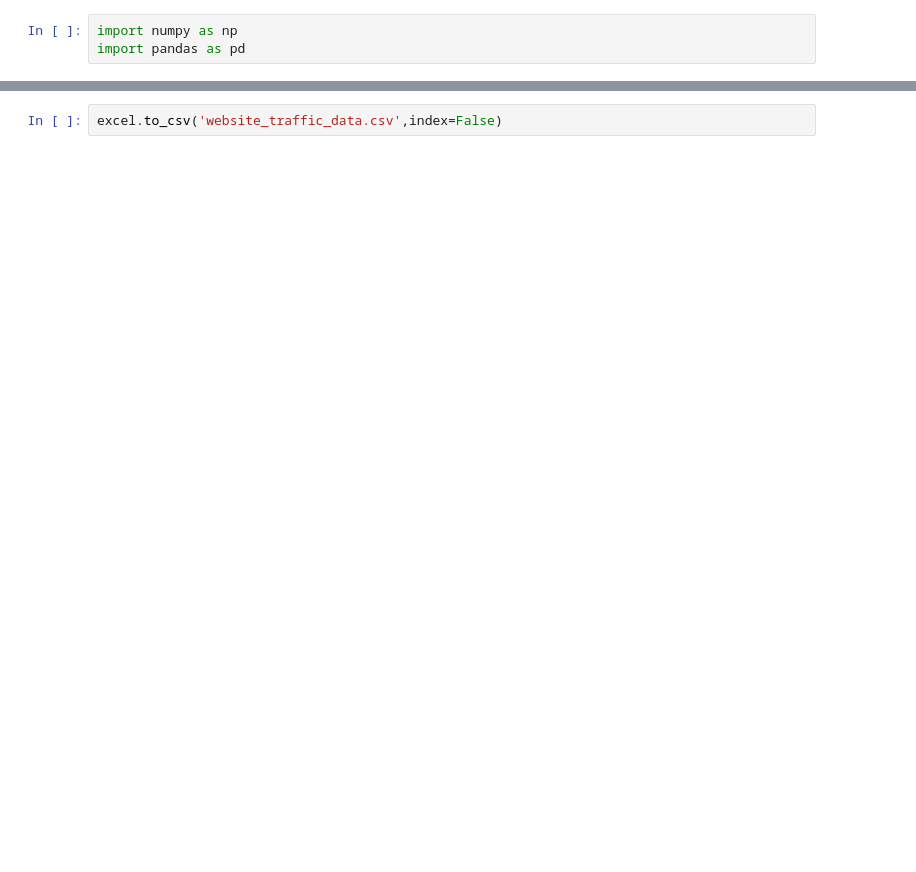
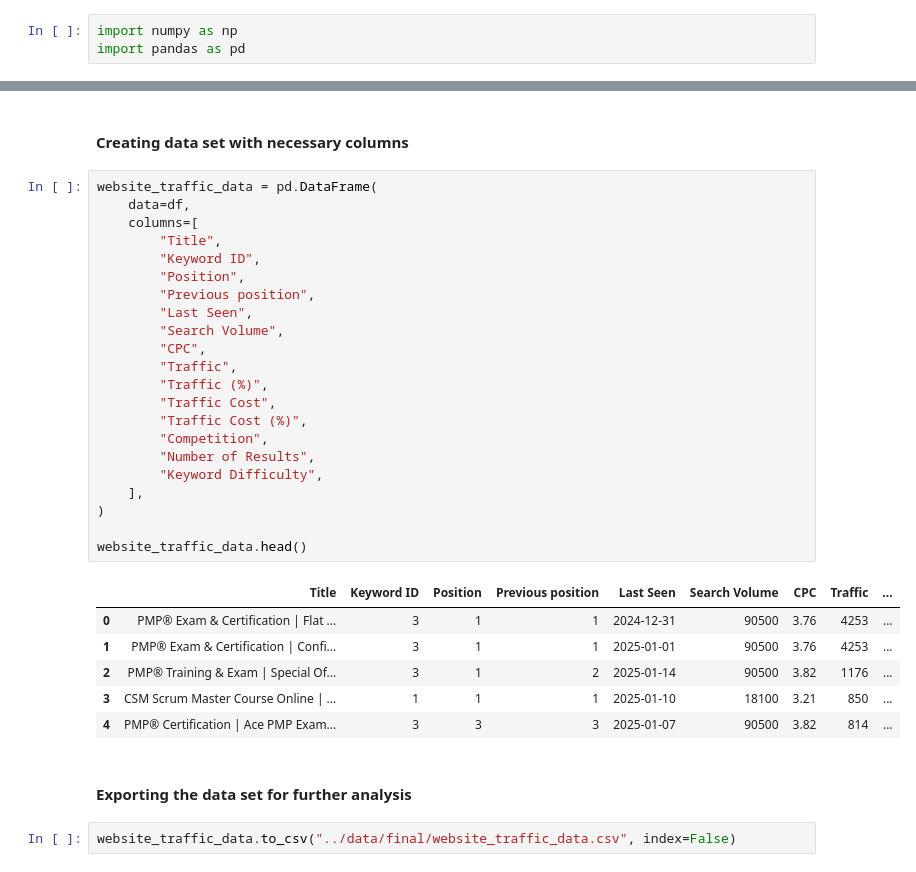
Before and after one commit to hemant1491/website_traffic_ADword_analysis, a Jupyter notebook: notebooks/assaign_keyword_ID.ipynb, the cells around one changed output, grey strips where cells are left out. Saved outputs shown, nothing was run; the diff lists cells and outputs as text; blank space fills up the shorter version.

```diff
--- a/notebooks/assaign_keyword_ID.ipynb
+++ b/notebooks/assaign_keyword_ID.ipynb
@@ -58,2 +110,35 @@ excel.head(10)
+# %% [markdown]
+#### **Creating data set with necessary columns**
+# %%
+website_traffic_data = pd.DataFrame(
+    data=df,
+    columns=[
+        "Title",
+        "Keyword ID",
+        "Position",
+        "Previous position",
+        "Last Seen",
+        "Search Volume",
+        "CPC",
+        "Traffic",
+        "Traffic (%)",
+        "Traffic Cost",
+        "Traffic Cost (%)",
+        "Competition",
+        "Number of Results",
+        "Keyword Difficulty",
+    ],
+)
+
+website_traffic_data.head()
+# %% [output]
+|  | Title | Keyword ID | Position | Previous position | Last Seen | Search Volume | CPC | Traffic | ... |
+| 0 | PMP® Exam & Certification | Flat ... | 3 | 1 | 1 | 2024-12-31 | 90500 | 3.76 | 4253 | ... |
+| 1 | PMP® Exam & Certification | Confi... | 3 | 1 | 1 | 2025-01-01 | 90500 | 3.76 | 4253 | ... |
+| 2 | PMP® Training & Exam | Special Of... | 3 | 1 | 2 | 2025-01-14 | 90500 | 3.82 | 1176 | ... |
+| 3 | CSM Scrum Master Course Online | ... | 1 | 1 | 1 | 2025-01-10 | 18100 | 3.21 | 850 | ... |
+| 4 | PMP® Certification | Ace PMP Exam... | 3 | 3 | 3 | 2025-01-07 | 90500 | 3.82 | 814 | ... |
+# %% [markdown]
+#### **Exporting the data set for further analysis**
 # %%
-excel.to_csv('website_traffic_data.csv',index=False)
+website_traffic_data.to_csv("../data/final/website_traffic_data.csv", index=False)
```
Also changed, not shown: parts of 12 cells of this notebook, 2 other files.
